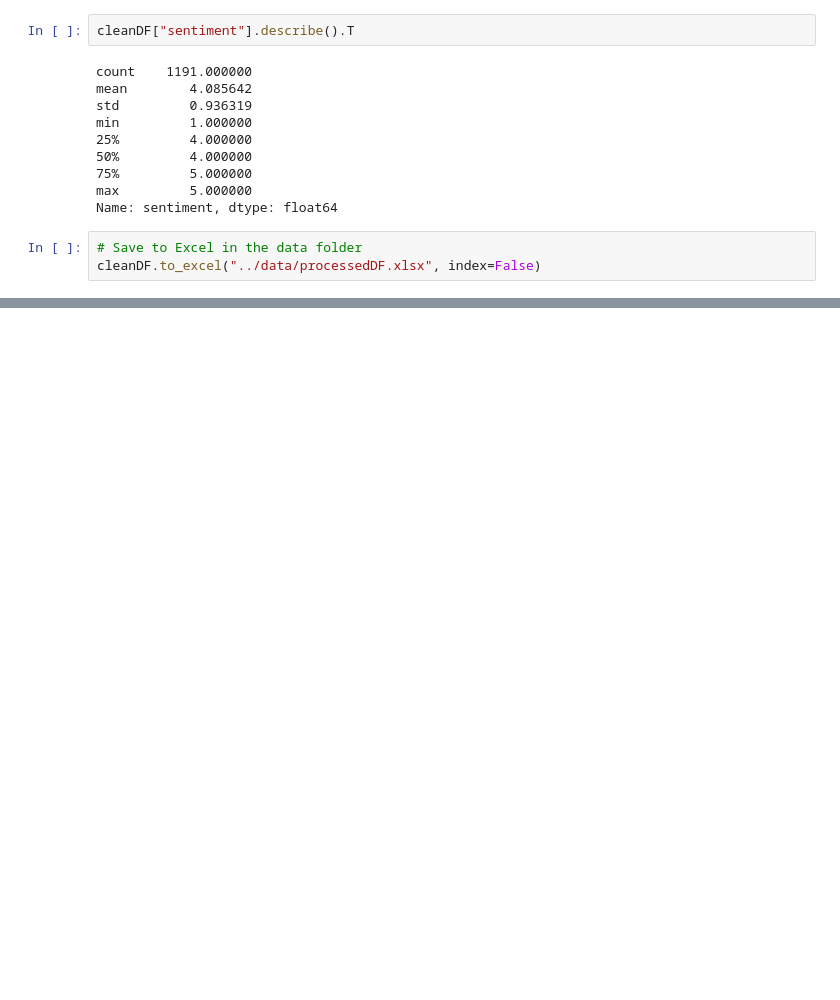
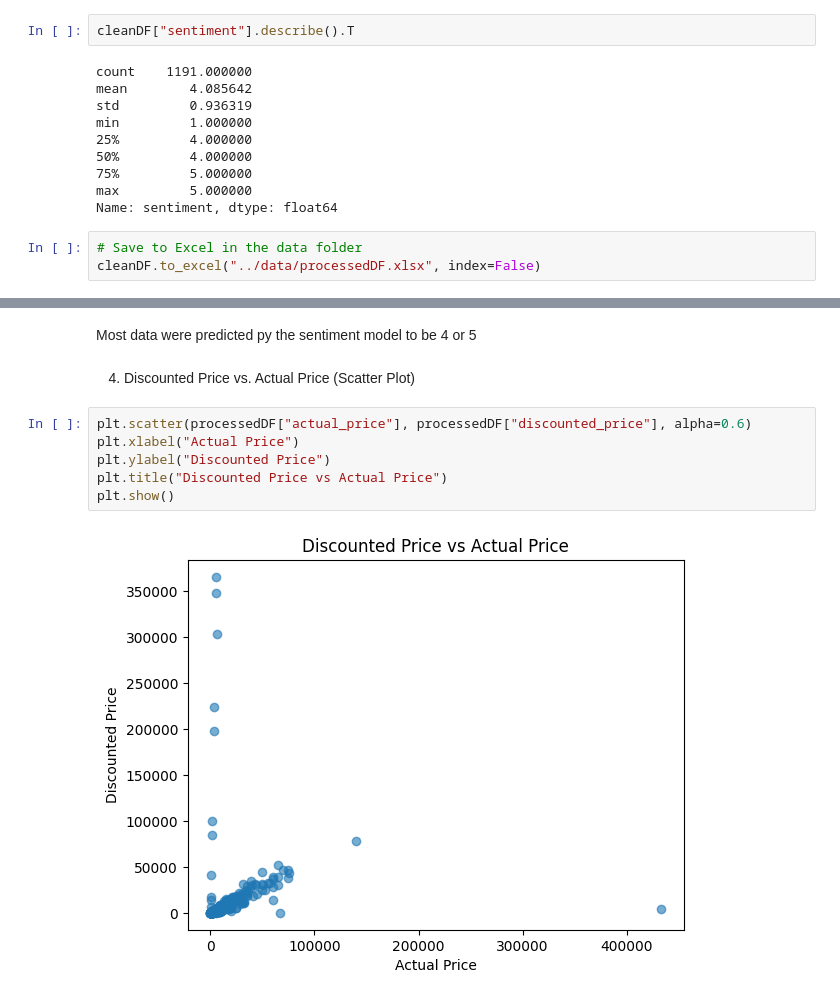
Before and after one commit to wareefAlyousef/amazon_product_chatbot_STC, a Jupyter notebook: notebooks/amazon_product_reviews_analysis.ipynb, the cells around one changed output, grey strips where cells are left out. Saved outputs shown, nothing was run; the diff lists cells and outputs as text; blank space fills up the shorter version.

```diff
--- a/notebooks/amazon_product_reviews_analysis.ipynb
+++ b/notebooks/amazon_product_reviews_analysis.ipynb
@@ -687,0 +748,12 @@ processedDF.head()
+# %% [markdown]
+Most data were predicted py the sentiment model to be 4 or 5
+# %% [markdown]
+4. Discounted Price vs. Actual Price (Scatter Plot)
+# %%
+plt.scatter(processedDF["actual_price"], processedDF["discounted_price"], alpha=0.6)
+plt.xlabel("Actual Price")
+plt.ylabel("Discounted Price")
+plt.title("Discounted Price vs Actual Price")
+plt.show()
+# %% [output]
+[figure, added]
```
Also changed, not shown: parts of 16 cells of this notebook.
